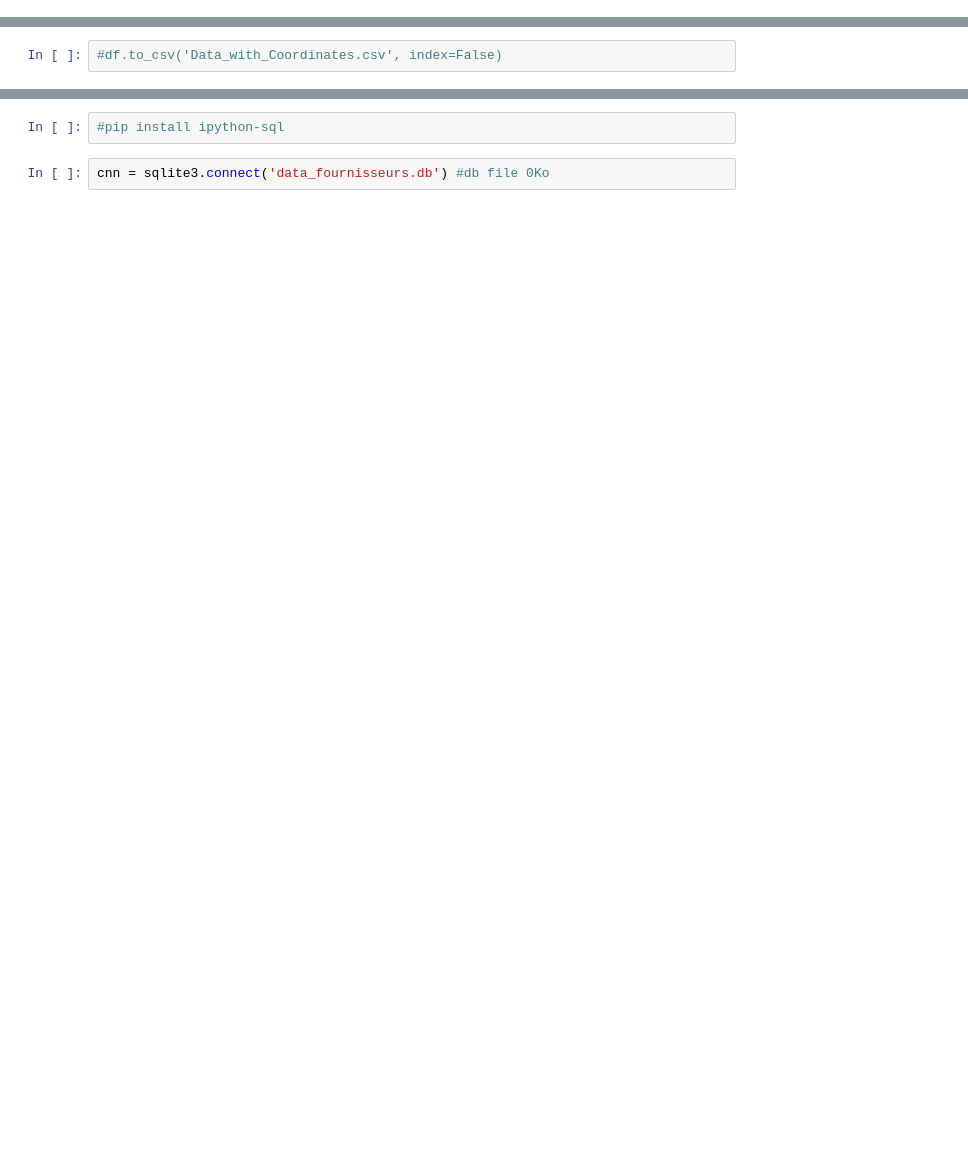
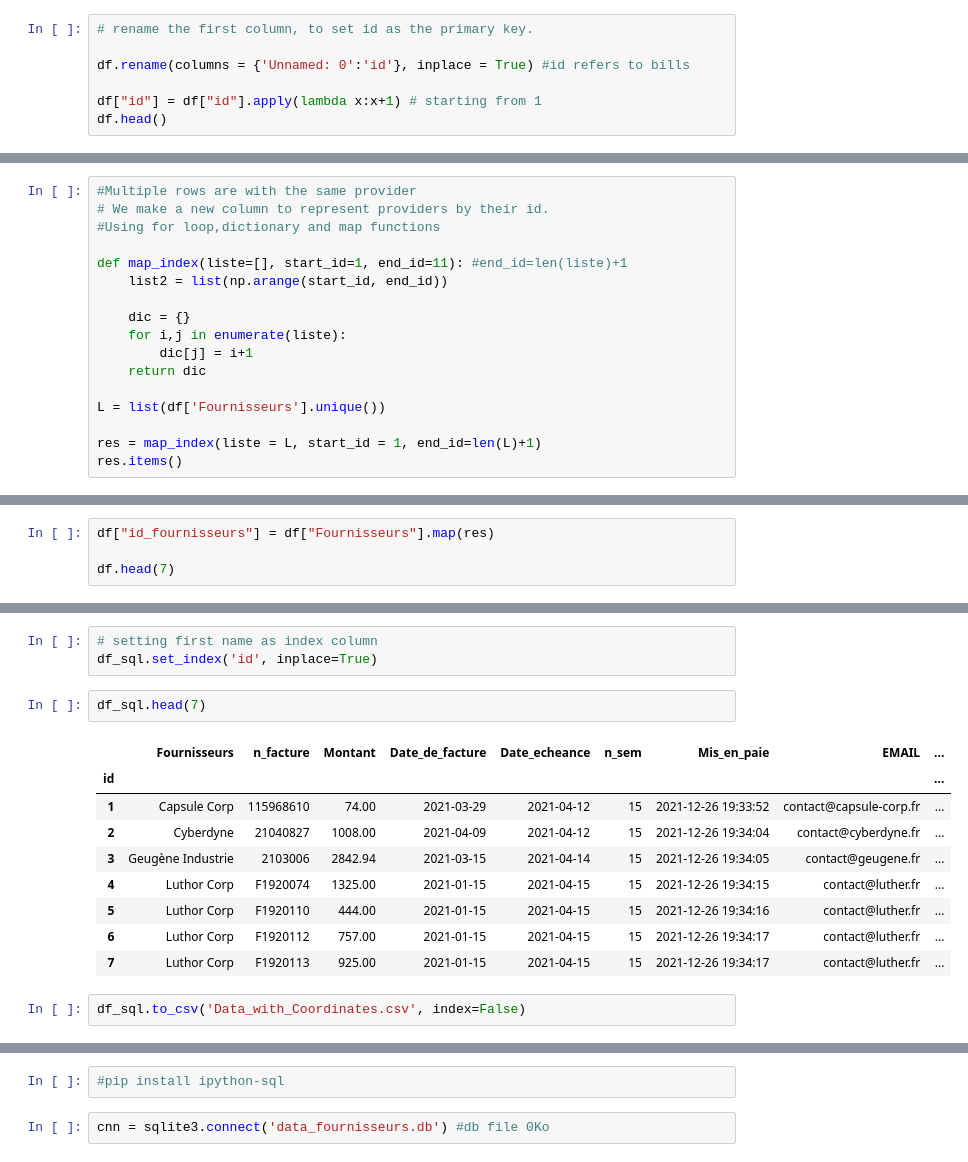
Before and after one commit to kelhoussaini/Data_management, a Jupyter notebook: dataframe_storage_into_SQL_database.ipynb, the cells around one changed output, grey strips where cells are left out. Saved outputs shown, nothing was run; the diff lists cells and outputs as text; blank space fills up the shorter version.

```diff
--- a/dataframe_storage_into_SQL_database.ipynb
+++ b/dataframe_storage_into_SQL_database.ipynb
@@ -34,0 +27,7 @@ dtype: object
+# %%
+# rename the first column, to set id as the primary key.
+
+df.rename(columns = {'Unnamed: 0':'id'}, inplace = True) #id refers to bills
+
+df["id"] = df["id"].apply(lambda x:x+1) # starting from 1
+df.head()
@@ -34,0 +43,17 @@ dtype: object
+# %%
+#Multiple rows are with the same provider
+# We make a new column to represent providers by their id.
+#Using for loop,dictionary and map functions
+
+def map_index(liste=[], start_id=1, end_id=11): #end_id=len(liste)+1
+    list2 = list(np.arange(start_id, end_id))
+
+    dic = {}
+    for i,j in enumerate(liste):
+        dic[j] = i+1
+    return dic
+
+L = list(df['Fournisseurs'].unique())
+
+res = map_index(liste = L, start_id = 1, end_id=len(L)+1)
+res.items()
@@ -34,0 +62,4 @@ dtype: object
+# %%
+df["id_fournisseurs"] = df["Fournisseurs"].map(res)
+
+df.head(7)
@@ -66,2 +124,17 @@ Index(['Fournisseurs', 'n_facture', 'Montant', 'Date_de_facture',
+# %%
+# setting first name as index column
+df_sql.set_index('id', inplace=True)
+# %%
+df_sql.head(7)
+# %% [output]
+|  | Fournisseurs | n_facture | Montant | Date_de_facture | Date_echeance | n_sem | Mis_en_paie | EMAIL | ... |
+| id |  |  |  |  |  |  |  |  | ... |
+| 1 | Capsule Corp | 115968610 | 74.00 | 2021-03-29 | 2021-04-12 | 15 | 2021-12-26 19:33:52 | contact@capsule-corp.fr | ... |
+| 2 | Cyberdyne | 21040827 | 1008.00 | 2021-04-09 | 2021-04-12 | 15 | 2021-12-26 19:34:04 | contact@cyberdyne.fr | ... |
+| 3 | Geugène Industrie | 2103006 | 2842.94 | 2021-03-15 | 2021-04-14 | 15 | 2021-12-26 19:34:05 | contact@geugene.fr | ... |
+| 4 | Luthor Corp | F1920074 | 1325.00 | 2021-01-15 | 2021-04-15 | 15 | 2021-12-26 19:34:15 | contact@luther.fr | ... |
+| 5 | Luthor Corp | F1920110 | 444.00 | 2021-01-15 | 2021-04-15 | 15 | 2021-12-26 19:34:16 | contact@luther.fr | ... |
+| 6 | Luthor Corp | F1920112 | 757.00 | 2021-01-15 | 2021-04-15 | 15 | 2021-12-26 19:34:17 | contact@luther.fr | ... |
+| 7 | Luthor Corp | F1920113 | 925.00 | 2021-01-15 | 2021-04-15 | 15 | 2021-12-26 19:34:17 | contact@luther.fr | ... |
 # %%
-#df.to_csv('Data_with_Coordinates.csv', index=False)
+df_sql.to_csv('Data_with_Coordinates.csv', index=False)
```
Also changed, not shown: parts of 50 cells of this notebook.
